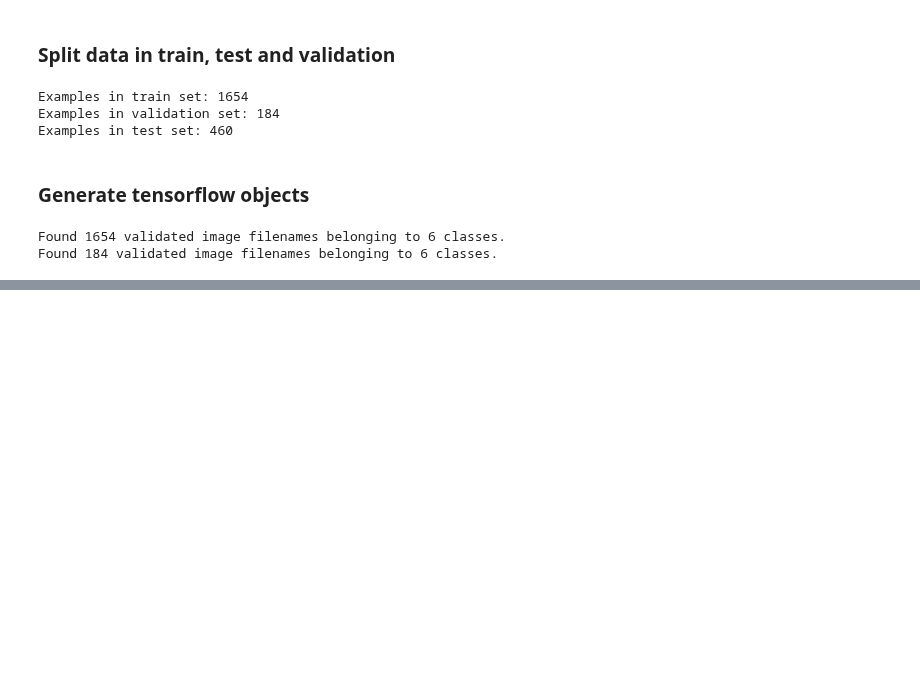
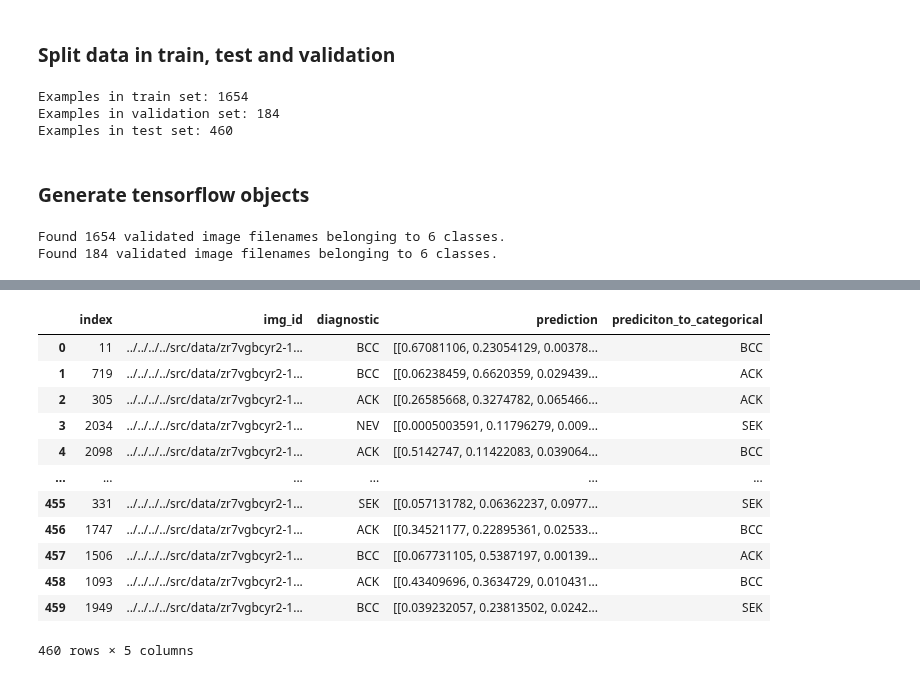
Before and after one commit to CEDipEngineering/ComputerAidedSkinCancerIdentificationAndDiagnosis, a Jupyter notebook: experiments/fernando/transfer-learning/test01/test01.ipynb, the cells around one changed output, grey strips where cells are left out. Drawn from its saved outputs; the diff is of its cells as text; code cells hidden in the pictures; blank space fills up the shorter version.

```diff
--- a/experiments/fernando/transfer-learning/test01/test01.ipynb
+++ b/experiments/fernando/transfer-learning/test01/test01.ipynb
@@ -119,0 +260,16 @@ Found 184 validated image filenames belonging to 6 classes.
+# %%
+stratified_test_set
+# %% [output]
+|  | index | img_id | diagnostic | prediction | prediciton_to_categorical |
+| 0 | 11 | ../../../../src/data/zr7vgbcyr2-1... | BCC | [[0.67081106, 0.23054129, 0.00378... | BCC |
+| 1 | 719 | ../../../../src/data/zr7vgbcyr2-1... | BCC | [[0.06238459, 0.6620359, 0.029439... | ACK |
+| 2 | 305 | ../../../../src/data/zr7vgbcyr2-1... | ACK | [[0.26585668, 0.3274782, 0.065466... | ACK |
+| 3 | 2034 | ../../../../src/data/zr7vgbcyr2-1... | NEV | [[0.0005003591, 0.11796279, 0.009... | SEK |
+| 4 | 2098 | ../../../../src/data/zr7vgbcyr2-1... | ACK | [[0.5142747, 0.11422083, 0.039064... | BCC |
+| ... | ... | ... | ... | ... | ... |
+| 455 | 331 | ../../../../src/data/zr7vgbcyr2-1... | SEK | [[0.057131782, 0.06362237, 0.0977... | SEK |
+| 456 | 1747 | ../../../../src/data/zr7vgbcyr2-1... | ACK | [[0.34521177, 0.22895361, 0.02533... | BCC |
+| 457 | 1506 | ../../../../src/data/zr7vgbcyr2-1... | BCC | [[0.067731105, 0.5387197, 0.00139... | ACK |
+| 458 | 1093 | ../../../../src/data/zr7vgbcyr2-1... | ACK | [[0.43409696, 0.3634729, 0.010431... | BCC |
+| 459 | 1949 | ../../../../src/data/zr7vgbcyr2-1... | BCC | [[0.039232057, 0.23813502, 0.0242... | SEK |
+460 rows × 5 columns
```
Also changed, not shown: parts of 23 cells of this notebook, 7 other files.
